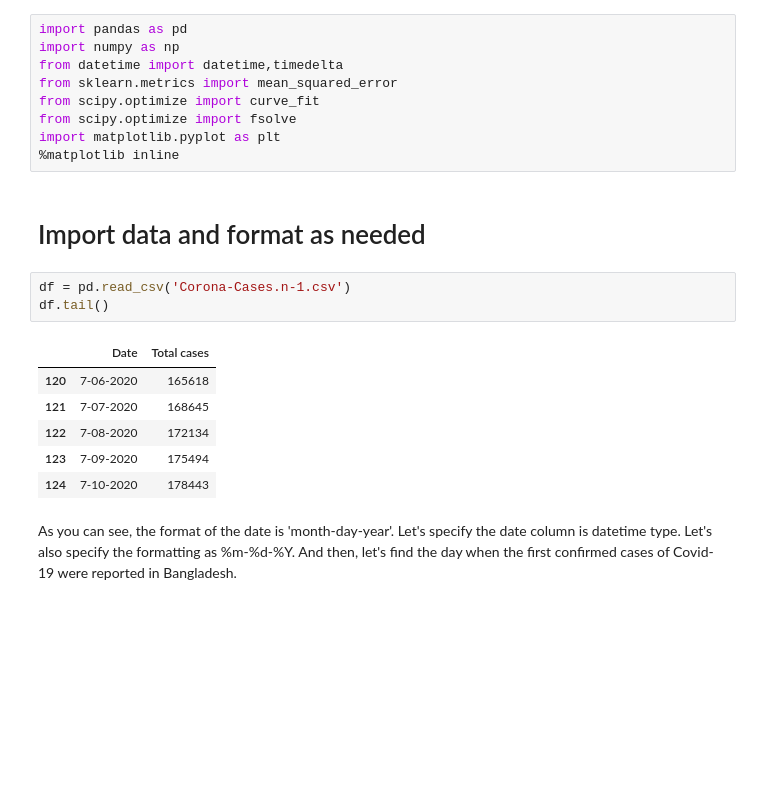
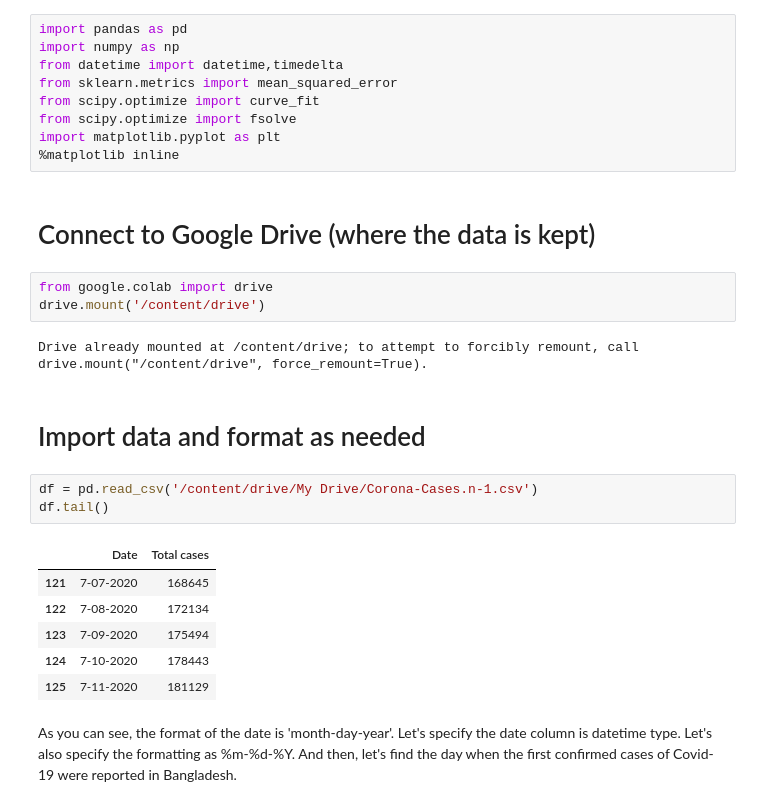
Before and after one commit to tanzimtaher/Modeling-Covid-19-Cumulative-Case-Growth-in-Bangladesh-with-Logistic-Regression, a Jupyter notebook: Predicting_Covid_19_Case_Growth_in_Bangladesh_Using_Logistic_Regression.ipynb, the cells around one changed output. Cells and saved outputs as stored; diff of their text form; blank space fills up the shorter version.

```diff
--- a/Predicting_Covid_19_Case_Growth_in_Bangladesh_Using_Logistic_Regression.ipynb
+++ b/Predicting_Covid_19_Case_Growth_in_Bangladesh_Using_Logistic_Regression.ipynb
@@ -13,18 +13,25 @@ from scipy.optimize import curve_fit
 from scipy.optimize import fsolve
 import matplotlib.pyplot as plt
 %matplotlib inline
+# %% [markdown]
+# Connect to Google Drive (where the data is kept)
+# %%
+from google.colab import drive
+drive.mount('/content/drive')
+# %% [output]
+Drive already mounted at /content/drive; to attempt to forcibly remount, call drive.mount("/content/drive", force_remount=True).
 # %% [markdown]
 # Import data and format as needed
 # %%
-df = pd.read_csv('Corona-Cases.n-1.csv')
+df = pd.read_csv('/content/drive/My Drive/Corona-Cases.n-1.csv')
 df.tail()
 # %% [output]
 |  | Date | Total cases |
-| 120 | 7-06-2020 | 165618 |
 | 121 | 7-07-2020 | 168645 |
 | 122 | 7-08-2020 | 172134 |
 | 123 | 7-09-2020 | 175494 |
 | 124 | 7-10-2020 | 178443 |
+| 125 | 7-11-2020 | 181129 |
 # %% [markdown]
 As you can see, the format of the date is 'month-day-year'. Let's specify the date column is datetime type. Let's also specify the formatting as %m-%d-%Y. And then, let's find the day when the first confirmed cases of Covid-19 were reported in Bangladesh.
 # %%
```
Also changed, not shown: parts of 9 cells of this notebook, 1 other file.
